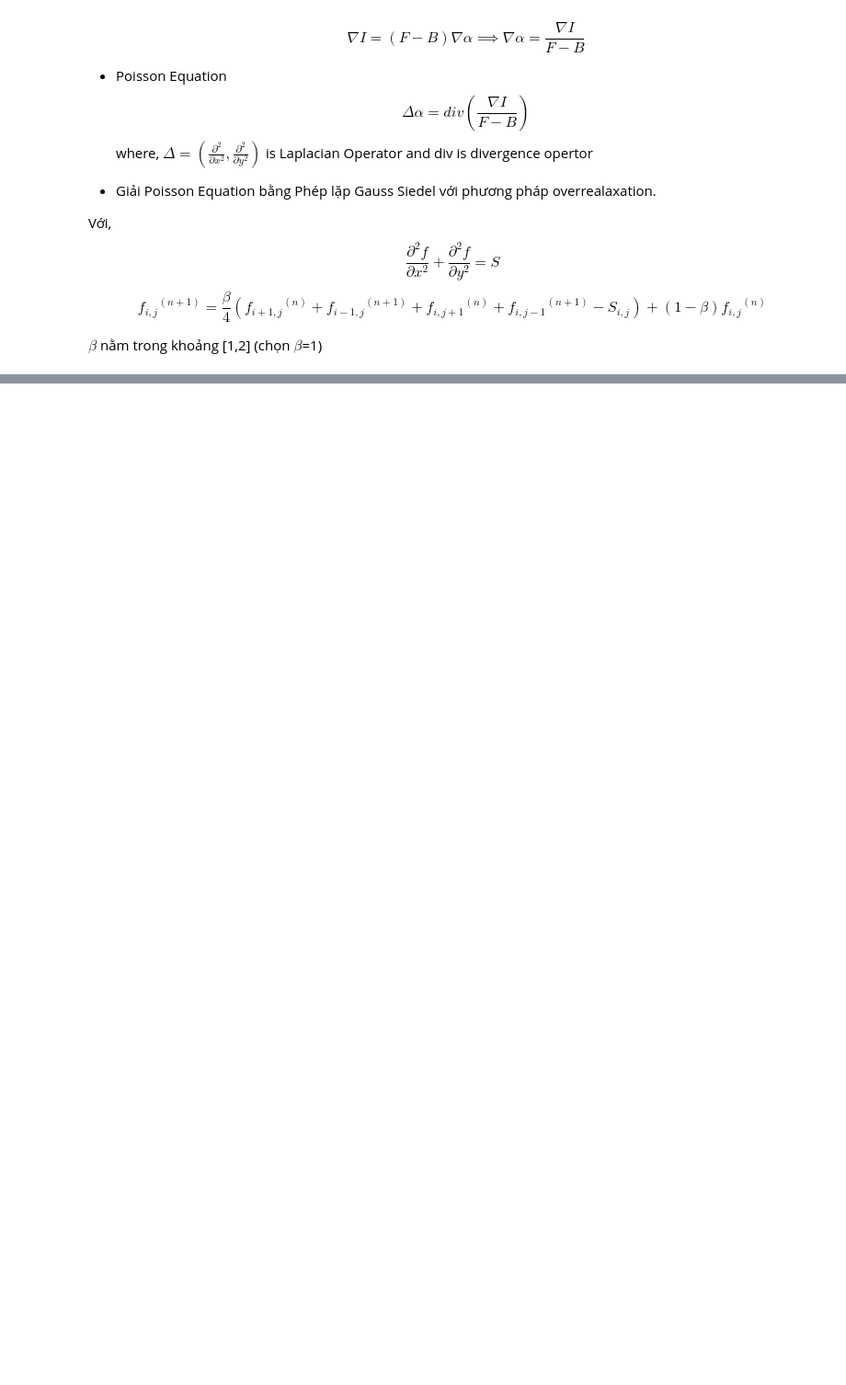
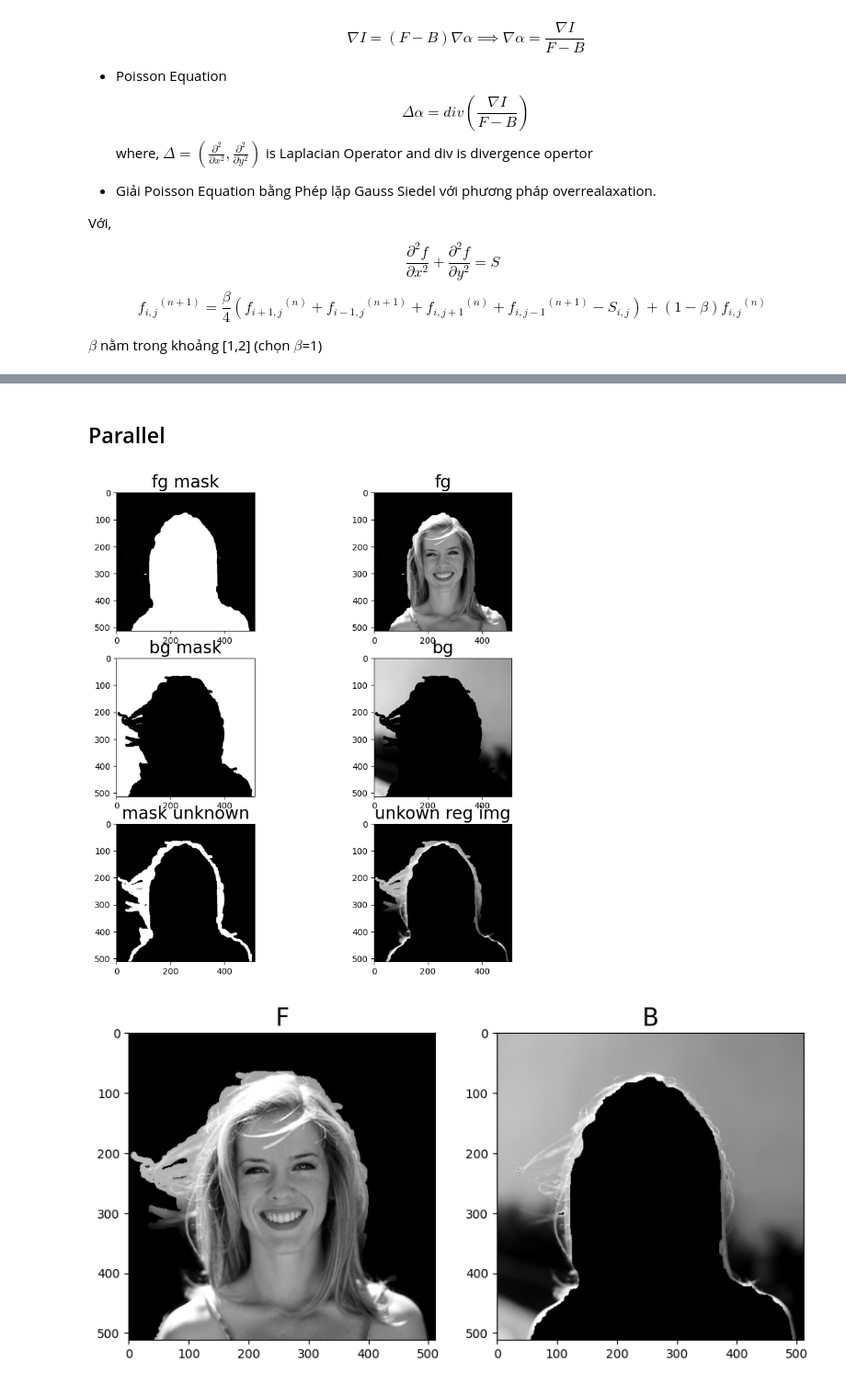
Before and after one commit to ntminh981/ApplyParallelProgramming_Group5, a Jupyter notebook: parallel/PoissionMatting_Parallel.ipynb, the cells around one changed output, grey strips where cells are left out. Shown at 92% size. Drawn from its saved outputs; the diff is of its cells as text; code cells hidden in the pictures; blank space fills up the shorter version.

Commit message:
Update parallel version

```diff
--- a/parallel/PoissionMatting_Parallel.ipynb
+++ b/parallel/PoissionMatting_Parallel.ipynb
@@ -386,0 +396,16 @@ new_img_global = alpha_blend(new_bg,alpha,img )
+# %% [markdown]
+## Parallel
+# %%
+all_data = matting_combined(tri, img_gray, True)
+## adding images also to this all_data
+all_data.update({'img': img, 'img_gray': img_gray})
+all_data_3 = all_data.copy()
+## NOW all_data VARIABLE CONTAINS img, img_GRAY, ALPHA, DIFF, F, B, UNKNOWN
+
+
+# display_img_arr([new_img ], 1,1,(10,10),['img with new bg'])
+
+display_img_arr([all_data['alpha']], 1,2,(10,10),['alpha global matting'])
+# %% [output]
+[figure, added]
+[figure, added]
```
Also changed, not shown: parts of 15 cells of this notebook.
